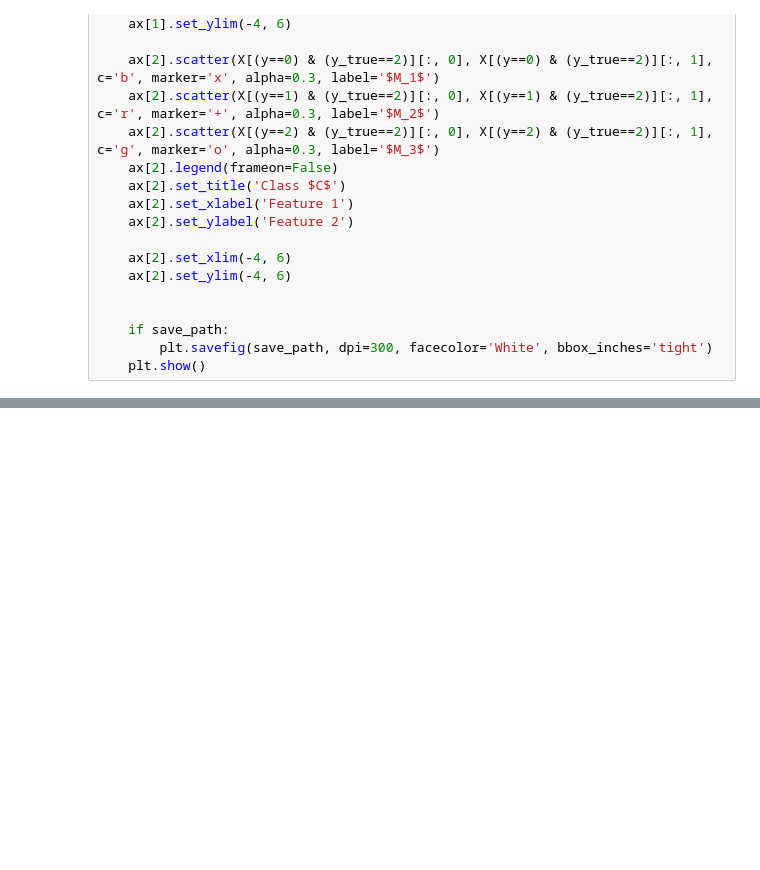
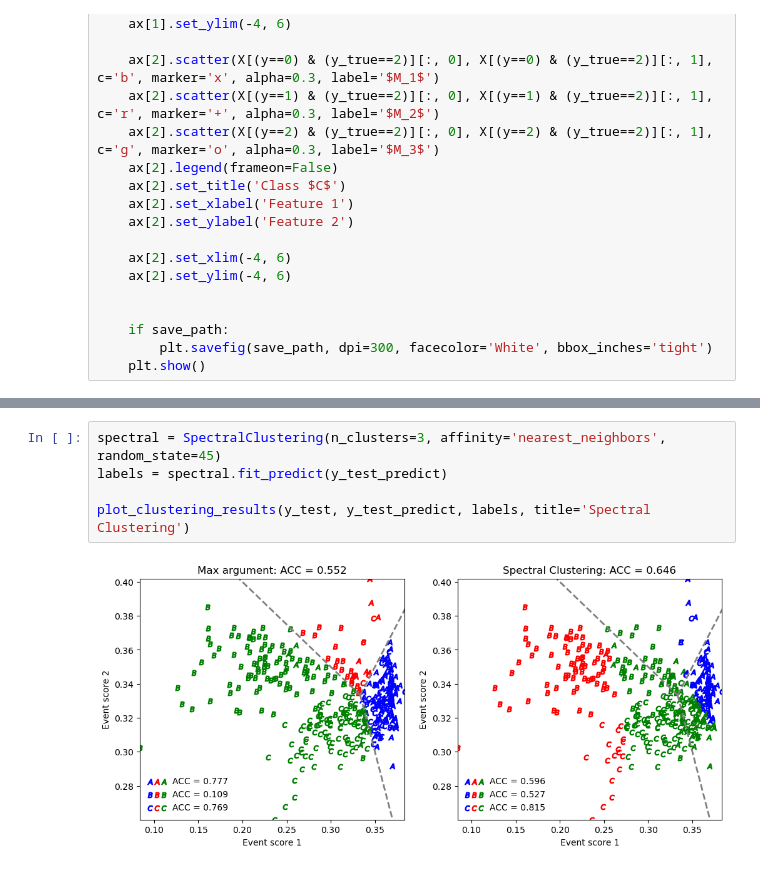
Before and after one commit to r10222035/CWoLa, a Jupyter notebook: CWoLa_multi-class.ipynb, the cells around one changed output, grey strips where cells are left out. Cells and saved outputs as stored; diff of their text form; blank space fills up the shorter version.

```diff
--- a/CWoLa_multi-class.ipynb
+++ b/CWoLa_multi-class.ipynb
@@ -386,0 +555,7 @@ Testing Loss = 1.02, Testing Accuracy = 0.551
+# %%
+spectral = SpectralClustering(n_clusters=3, affinity='nearest_neighbors', random_state=45)
+labels = spectral.fit_predict(y_test_predict)
+
+plot_clustering_results(y_test, y_test_predict, labels, title='Spectral Clustering')
+# %% [output]
+[figure, added]
```
Also changed, not shown: parts of 8 cells of this notebook.
